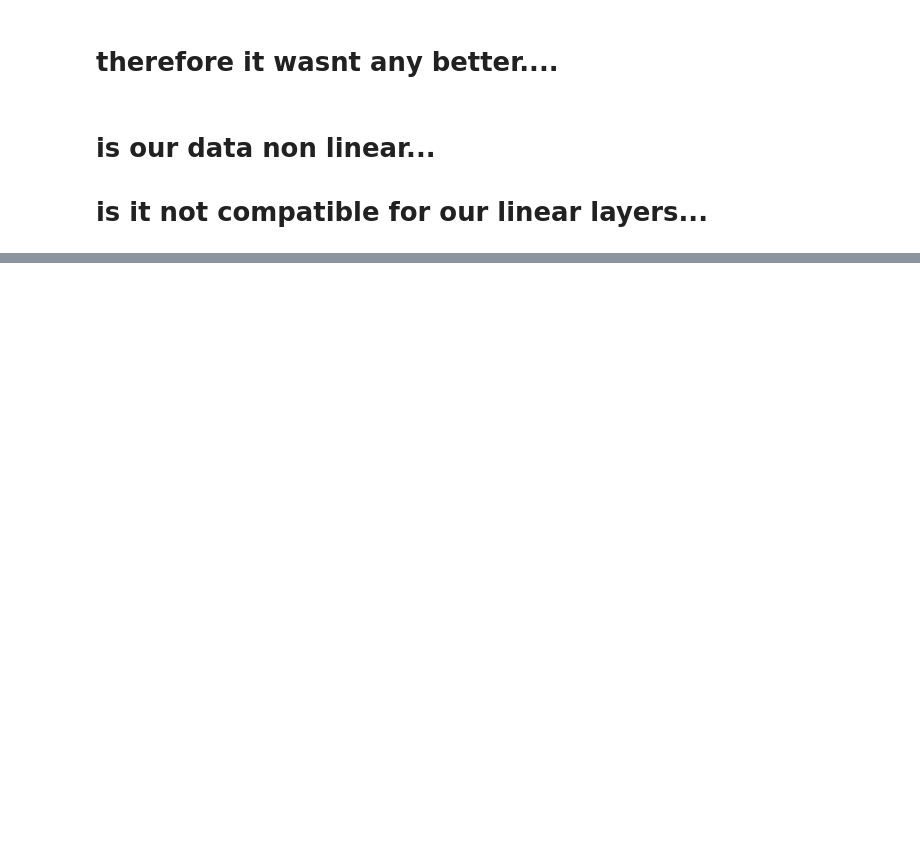
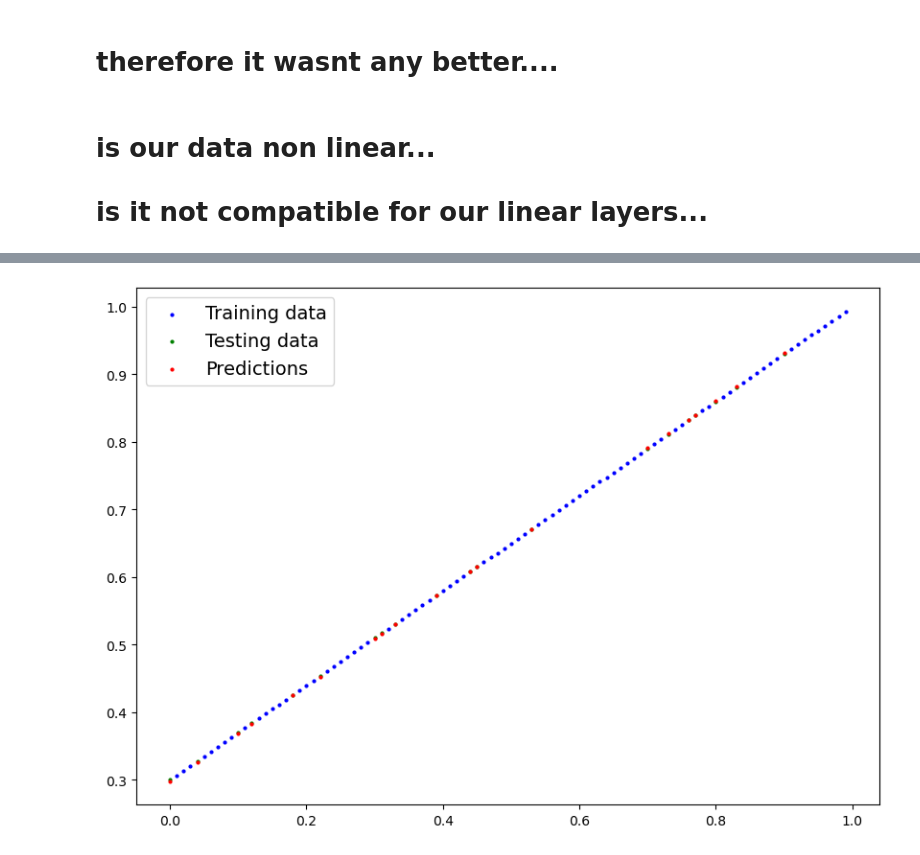
Before and after one commit to stanleyedward/pytorching, a Jupyter notebook: pytorch_classification/main.ipynb, the cells around one changed output, grey strips where cells are left out. Drawn from its saved outputs; the diff is of its cells as text; code cells hidden in the pictures; blank space fills up the shorter version.

```diff
--- a/pytorch_classification/main.ipynb
+++ b/pytorch_classification/main.ipynb
@@ -545,0 +614,32 @@ plot_decision_boundary(model_0, X_test, y_test)
+# %%
+loss_fn = nn.L1Loss()
+optimizer = torch.optim.SGD(params=model_2.parameters(),
+                            lr=0.01)
+# %%
+#train th emode
+torch.manual_seed(42)
+torch.cuda.manual_seed(42)
+
+epochs = 1000
+
+X_train_regression, y_train_regression = X_train_regression.to(device), y_train_regression.to(device)
+X_test_regression, y_test_regression = X_test_regression.to(device), y_test_regression.to(device)
+
+#training th emodel
+
+for epoch in range(epochs):
+    model_2.train()
+    y_pred = model_2(X_train_regression)
+    loss = loss_fn(y_pred, y_train_regression)
+    optimizer.zero_grad()
+    loss.backward()
+    optimizer.step()
+
+    #testing
+    model_2.eval()
+    with torch.inference_mode():
+        test_pred = model_2(X_test_regression)
+        test_loss = loss_fn(test_pred, y_test_regression)
+
+    if epoch % 100 == 0:
+        print(f"epoch: {epoch} | train_loss = {loss:.5f} | test_loss: {test_loss:.5f}")
@@ -545,0 +657,12 @@ plot_decision_boundary(model_0, X_test, y_test)
+# %%
+#turn on eval mode
+
+model_2.eval()
+
+with torch.inference_mode():
+    y_preds = model_2(X_test_regression)
+
+plot_predictions(X_train_regression.cpu(), y_train_regression.cpu(), X_test_regression.cpu(), y_test_regression.cpu(),
+                 predictions=y_preds.cpu())
+# %% [output]
+[figure, added]
```
Also changed, not shown: parts of 16 cells of this notebook.
